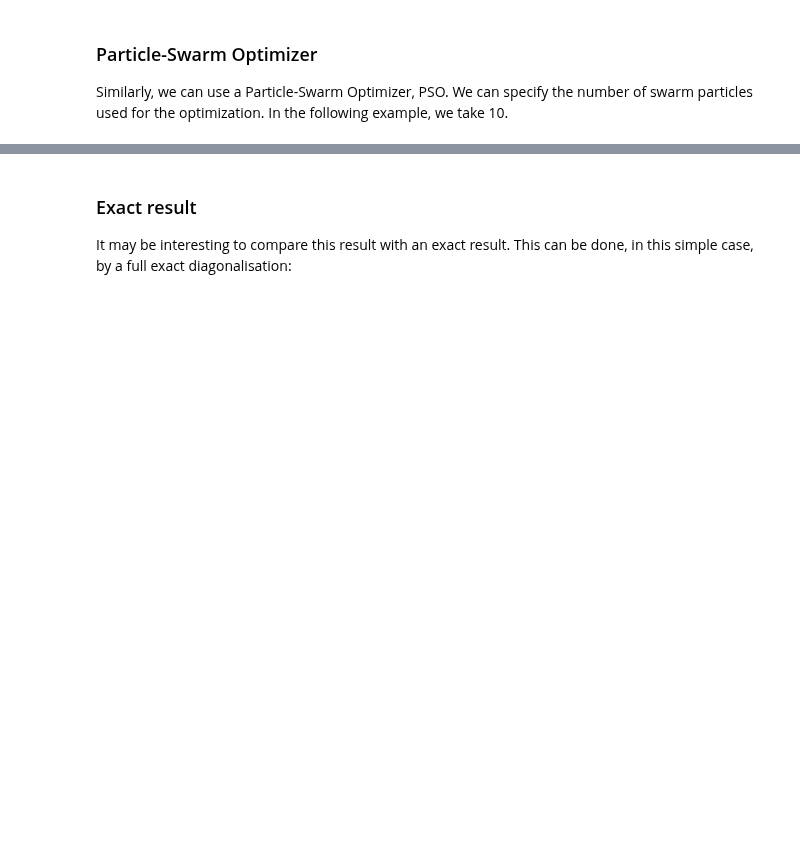
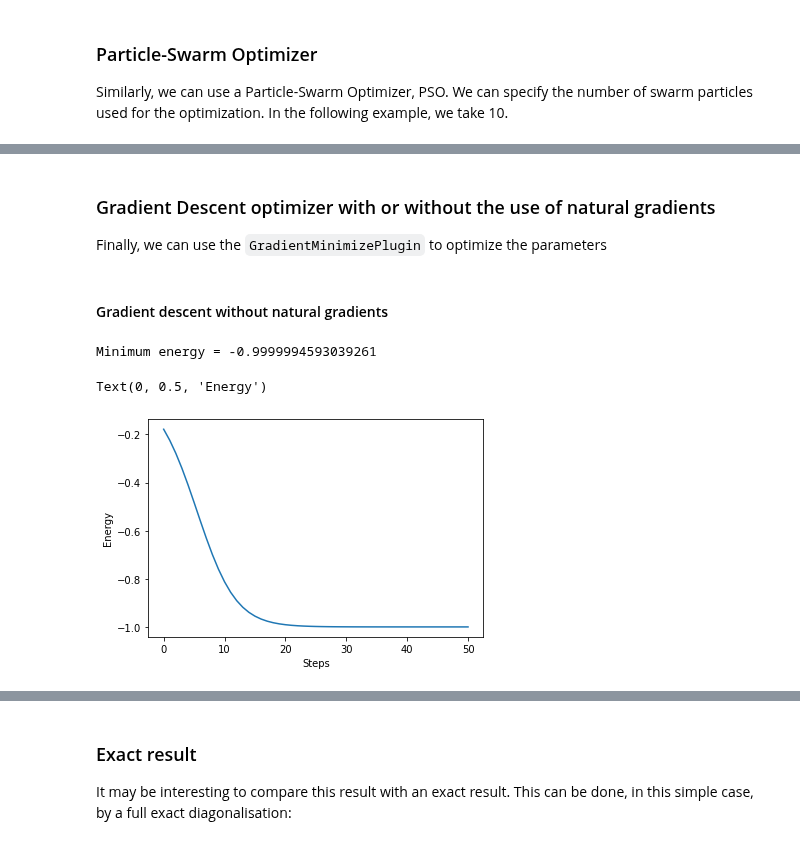
Before and after one commit to myQLM/myqlm-fermion, a Jupyter notebook: doc/notebooks/qat_fermion_vqe_hubbard.ipynb, the cells around one changed output, grey strips where cells are left out. Drawn from its saved outputs; the diff is of its cells as text; code cells hidden in the pictures; blank space fills up the shorter version.

Commit message:
Add functional Natural Gradient plugin + tests + notebook

```diff
--- a/doc/notebooks/qat_fermion_vqe_hubbard.ipynb
+++ b/doc/notebooks/qat_fermion_vqe_hubbard.ipynb
@@ -166,0 +164,26 @@ Minimum energy = -1.0
+# %% [markdown]
+ ### Gradient Descent optimizer with or without the use of natural gradients
+
+Finally, we can use the `GradientMinimizePlugin` to optimize the parameters
+# %% [markdown]
+#### Gradient descent without natural gradients
+# %%
+from qat.plugins import GradientMinimizePlugin
+
+variables = circ.get_variables()
+x0 = {variable: value for variable, value in zip(variables, np.random.randn(len(variables))*2*np.pi)}
+
+gradient_descent = GradientMinimizePlugin(maxiter=50, lambda_step=0.3, natural_gradient=False,
+                                        tol=1e-7, x0=x0)
+qpu = gradient_descent | linalg_qpu
+result = qpu.submit(job)
+
+print("Minimum energy =", result.value)
+
+plt.plot(eval(result.meta_data["optimization_trace"]))
+plt.xlabel("Steps")
+plt.ylabel("Energy")
+# %% [output]
+Minimum energy = -0.9999994593039261
+Text(0, 0.5, 'Energy')
+[figure, added]
```
Also changed, not shown: parts of 12 cells of this notebook, 9 other files.
